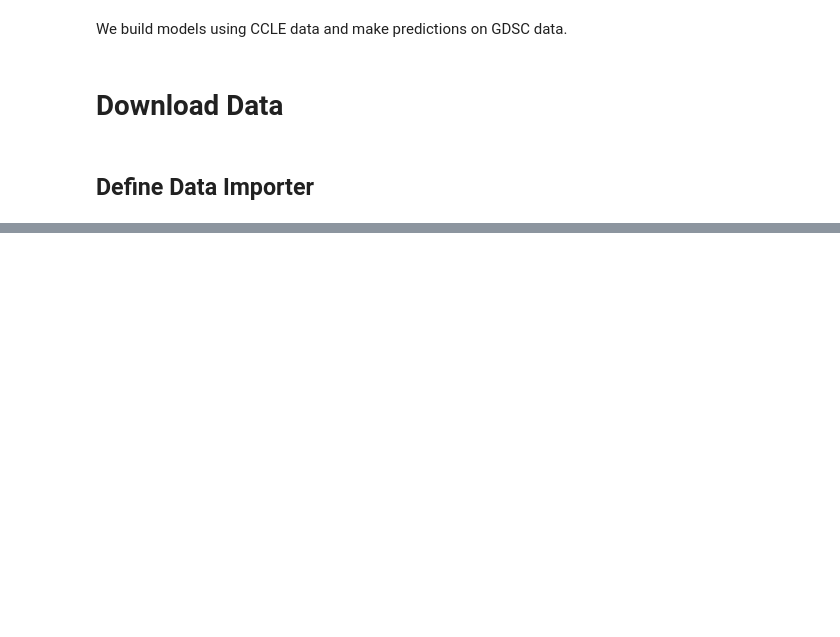
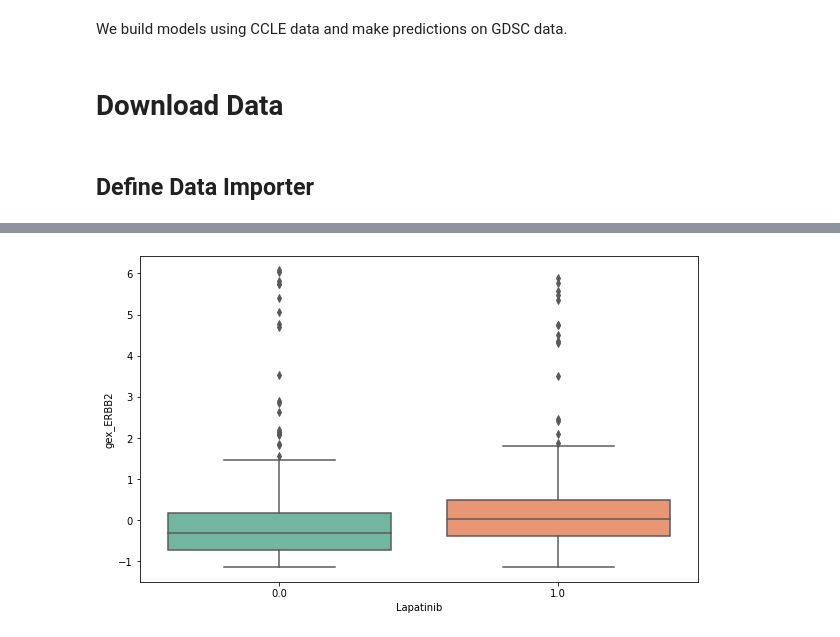
Before and after one commit to BIMSBbioinfo/flexynesis, a Jupyter notebook: examples/tutorials/modeling_drug_response.ipynb, the cells around one changed output, grey strips where cells are left out. Cells and saved outputs as stored; diff of their text form; code cells hidden in the pictures; blank space fills up the shorter version.

```diff
--- a/examples/tutorials/modeling_drug_response.ipynb
+++ b/examples/tutorials/modeling_drug_response.ipynb
@@ -54,3 +149,6 @@ flexynesis.plot_scatter(df['cnv_EGFR'], test_dataset.ann['Erlotinib'])
+# %%
+response_category = flexynesis.split_by_median(test_dataset.ann['Lapatinib'])
 # %%
-f = 'gex_EGFR'
-flexynesis.plot_boxplot(response_category, df[f], 'Erlotinib', f)
+flexynesis.plot_boxplot(response_category, df[f], 'Lapatinib', f)
+# %% [output]
+[figure, added]
```
Also changed, not shown: parts of 14 cells of this notebook.
